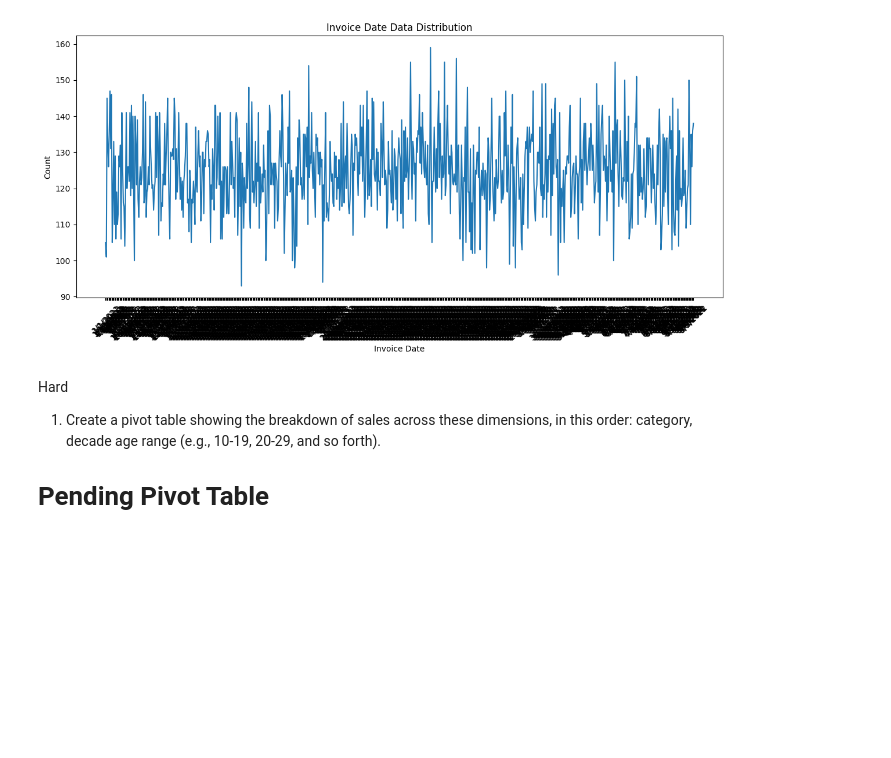
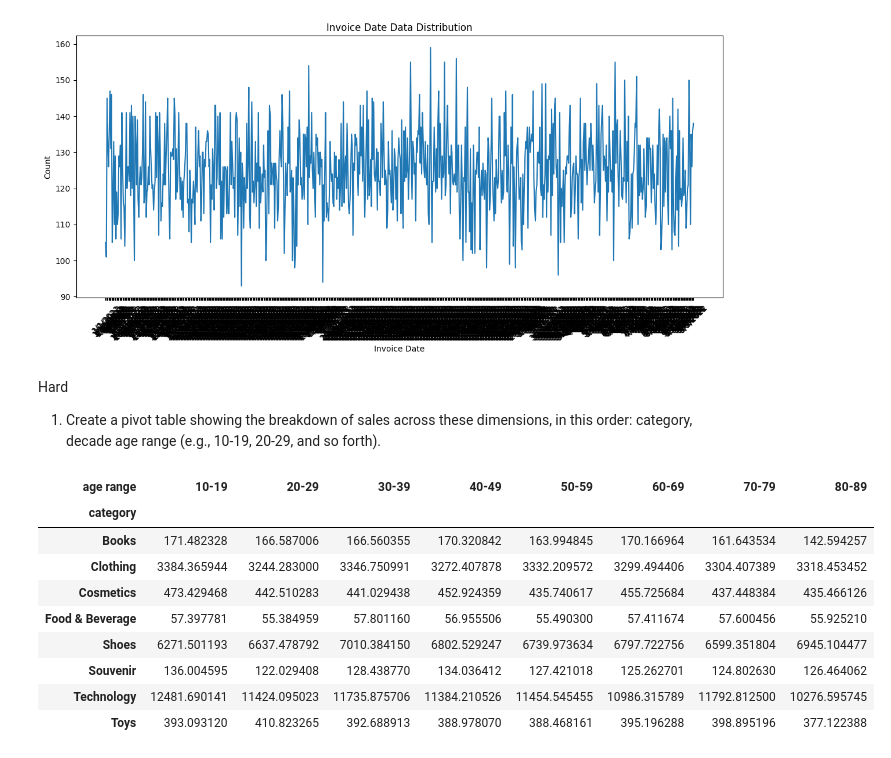
Before and after one commit to wreckitralphito/ITM25_repo, a Jupyter notebook: sales-data.ipynb, the cells around one changed output. Saved outputs shown, nothing was run; the diff lists cells and outputs as text; code cells hidden in the pictures; blank space fills up the shorter version.

```diff
--- a/sales-data.ipynb
+++ b/sales-data.ipynb
@@ -229,4 +229,21 @@ plt.show()
 # %% [markdown]
 Hard
 1. Create a pivot table showing the breakdown of sales across these dimensions, in this order: category, decade age range (e.g., 10-19, 20-29, and so forth).
-# Pending Pivot Table
+# %%
+bins = [10, 20, 30, 40, 50, 60, 70, 80, 90]
+labels = ['10-19', '20-29', '30-39', '40-49', '50-59', '60-69', '70-79', '80-89']
+merged_df['age range'] = pd.cut(merged_df['age'], bins=bins, labels=labels)
+
+pivot_table = merged_df.pivot_table(values='sales', index='category', columns='age range')
+pivot_table
+# %% [output]
+| age range | 10-19 | 20-29 | 30-39 | 40-49 | 50-59 | 60-69 | 70-79 | 80-89 |
+| category |  |  |  |  |  |  |  |  |
+| Books | 171.482328 | 166.587006 | 166.560355 | 170.320842 | 163.994845 | 170.166964 | 161.643534 | 142.594257 |
+| Clothing | 3384.365944 | 3244.283000 | 3346.750991 | 3272.407878 | 3332.209572 | 3299.494406 | 3304.407389 | 3318.453452 |
+| Cosmetics | 473.429468 | 442.510283 | 441.029438 | 452.924359 | 435.740617 | 455.725684 | 437.448384 | 435.466126 |
+| Food & Beverage | 57.397781 | 55.384959 | 57.801160 | 56.955506 | 55.490300 | 57.411674 | 57.600456 | 55.925210 |
+| Shoes | 6271.501193 | 6637.478792 | 7010.384150 | 6802.529247 | 6739.973634 | 6797.722756 | 6599.351804 | 6945.104477 |
+| Souvenir | 136.004595 | 122.029408 | 128.438770 | 134.036412 | 127.421018 | 125.262701 | 124.802630 | 126.464062 |
+| Technology | 12481.690141 | 11424.095023 | 11735.875706 | 11384.210526 | 11454.545455 | 10986.315789 | 11792.812500 | 10276.595745 |
+| Toys | 393.093120 | 410.823265 | 392.688913 | 388.978070 | 388.468161 | 395.196288 | 398.895196 | 377.122388 |
```
